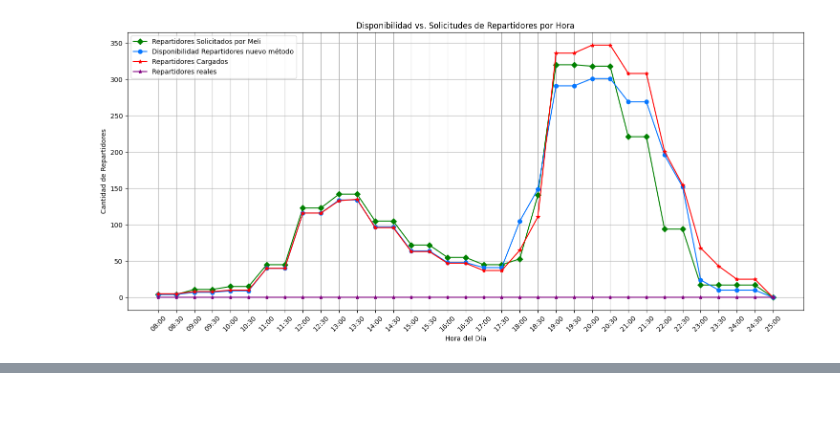
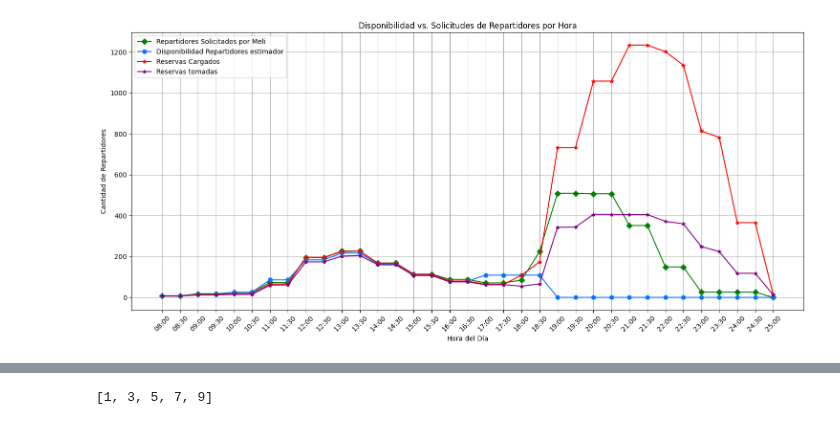
Before and after one commit to gastonmichelotti/EstimadorODS, a Jupyter notebook: TestMeli.ipynb, the cells around one changed output, grey strips where cells are left out. Cells and saved outputs as stored; diff of their text form; code cells hidden in the pictures.

```diff
--- a/TestMeli.ipynb
+++ b/TestMeli.ipynb
@@ -9,13 +9,14 @@ from QueryReservasxHora import generarQuery
 import math
 
 
-def Estimar2(fecha, incremento_pct=0, incremento_pct_meli=50, inicio_incremento_meli=27):
+def Estimar2(fecha, incremento_pct=0, incremento_pct_meli=0, inicio_incremento_meli=0):
     class Reserva:
         def __init__(self, horaDesde, horaHasta):
             self.horaDesde = horaDesde
             self.horaHasta = horaHasta
 
-    horarios = np.arange(8, 25.5, 0.5)
+    horarios = np.arange(8, 19, 0.5)
+    # horarios = np.arange(8, 25.5, 0.5)
     # horarioAux = np.arange(10, 25 - duracion, 1)
     # horariosReservas = [(i, i + duracion) for i in horarioAux]
 
@@ -31,42 +32,42 @@ def Estimar2(fecha, incremento_pct=0, incremento_pct_meli=50, inicio_incremento_
         (11,13),
         (11,14),
         (11,15),
-        (12,14),
+        # (12,14),
         (12,15),
         (12,16),
         (13,16),
         (13,17),
         (13.5,16),
-        (14,16),
+        # (14,16),
         (14,17),
         (14,18),
-        (15,17),
+        # (15,17),
         (15,18),
         (15,19),
-        (16,18),
+        # (16,18),
         (16,19),
         (16,20),
         (17,19),
-        (17,20),
-        (17,21),
-        (18,20),
-        (18,21),
-        (18,22),
-        (18.5,22.5),
-        # (19,21),
-        # (19,22),
-        (19,23),
-        (19,23.5),
-        (20,24),
-        # (20,22),
-        (20,23),
-        (20,25),
-        (21,24),
-        (21,25),
-        # (21,23),
-        # (22,24),
-        (22,25),
-        (22,25.5)
+        # (17,20),
+        # (17,21),
+        # (18,20),
+        # (18,21),
+        # (18,22),
+        # (18.5,22.5),
+        # # (19,21),
+        # # (19,22),
+        # (19,23),
+        # (19,23.5),
+        # (20,24),
+        # # (20,22),
+        # (20,23),
+        # (20,25),
+        # (21,24),
+        # (21,25),
+        # # (21,23),
+        # # (22,24),
+        # (22,25),
+        # (22,25.5)
         ]
 
     def obtener_valores_por_fecha(fecha):
@@ -85,6 +86,8 @@ def Estimar2(fecha, incremento_pct=0, incremento_pct_meli=50, inicio_incremento_
             return f"No se encontró la fecha {fecha}"
 
         valoresMeli = [int(valor) for valor in df[columna_fecha].dropna().tolist() if valor.isdigit()]
+        # valoresMeli = valoresMeli[0:22]
+
 
         valoresMeliIncrementados = [0]*len(valoresMeli)
 
@@ -108,7 +111,7 @@ def Estimar2(fecha, incremento_pct=0, incremento_pct_meli=50, inicio_incremento_
 
     def objetivo(config):
         disponibilidad = calcular_disponibilidad(config)
-        if len(valoresMeliIncrementados) != len(disponibilidad):
+        if len(valoresMeliIncrementados[0:22]) != len(disponibilidad):
             print (valoresMeliIncrementados)
             print (len(valoresMeliIncrementados))
             print (disponibilidad)
@@ -137,8 +140,9 @@ def Estimar2(fecha, incremento_pct=0, incremento_pct_meli=50, inicio_incremento_
     bounds = [(0, None) for _ in range(len(valores_iniciales))] #Establezco limites de valores para cada turno. Inicio con todos positivos. Nunca reservas negativasd.
     bounds[0] = (valoresMeliIncrementados[0], None) #Reemplazo el límite del primer horario dado que tengo que arrancar siempre con lo que pide meli, no puedo arrancar con 0 repas.
     # bounds = [(valoresMeliIncrementados[0], None) for _ in range(len(valores_iniciales))]
-    resultado_optimizacion = minimize(objetivo, valores_iniciales, method='Powell', bounds=bounds)
+    resultado_optimizacion = minimize(objetivo, valores_iniciales, method='Powell', bounds=bounds) ##acoto de [0:22] para que solo estime hasta las 18:30 hs
     configuracionOptima = [int(x) for x in resultado_optimizacion.x] #convierto valores en enteros.
+
 
     if incremento_pct != 0:
         # Aplicar el incremento porcentual y redondear hacia arriba
@@ -192,13 +196,17 @@ def graficar_resultados(resultado, reales, resultadooriginal = None):
     disponibilidadCargada = reales["TotalReservas"]
     disponibilidadReal = reales["ReservasConLlegada"]
 
+    dispoFinalGrafico = disponibilidadFinal
+    dispoFinalGrafico += [0] * (len(horarios) - len(disponibilidadFinal))
+
+
 
     plt.figure(figsize=(15, 7))
     plt.plot(horarios, necesidadesMeli[:len(horarios)], label='Repartidores Solicitados por Meli', marker='D', color = 'green')
-    plt.plot(horarios, disponibilidadFinal, label='Disponibilidad Repartidores nuevo método', marker='o', color = '#0576ff')
+    plt.plot(horarios, dispoFinalGrafico , label='Disponibilidad Repartidores estimador', marker='o', color = '#0576ff')
     # plt.plot(horarios, disponibilidadOriginal, label='Disponibilidad Repartidores VIeja', marker='p', color = 'black')
-    plt.plot(horarios, disponibilidadCargada, label='Repartidores Cargados ', marker='*', color = 'red')
-    plt.plot(horarios, disponibilidadReal, label='Repartidores reales', marker='*', color = 'purple')
+    plt.plot(horarios, disponibilidadCargada, label='Reservas Cargados ', marker='*', color = 'red')
+    plt.plot(horarios, disponibilidadReal, label='Reservas tomadas ', marker='*', color = 'purple')
     plt.title('Disponibilidad vs. Solicitudes de Repartidores por Hora')
     plt.xlabel('Hora del Día')
     plt.ylabel('Cantidad de Repartidores')
@@ -210,7 +218,7 @@ def graficar_resultados(resultado, reales, resultadooriginal = None):
 
 
 
-def revisionMeli(fecha, aumento = 0, aumentoDemanda = 50, aumentoDesde = 27, verbose = True):
+def revisionMeli(fecha, aumento = 0, aumentoDemanda = 0, aumentoDesde = 0, verbose = True):
 
     estimacion = Estimar2(fecha, aumento, aumentoDemanda,aumentoDesde)
     # estimacionVieja = Estimar3(fecha,4,  aumento, aumentoDemanda,aumentoDesde)
@@ -237,5 +245,5 @@ def revisionMeli(fecha, aumento = 0, aumentoDemanda = 50, aumentoDesde = 27, ver
 
     return estimacion
 
-revision = revisionMeli('17/09', 0, 50, 27)
+revision = revisionMeli('21/09', 0, 0, 0)
 # %% [output]
@@ -259 +267 @@ Disponibilidad Real Lista
-[figure, old version]
+[figure, new version]
@@ -276 +284,5 @@ Repas Cargados Reales: 0       5
 Name: TotalReservas, dtype: int64
+# %%
+j[0:5]
+# %% [output]
+[1, 3, 5, 7, 9]
```
Also changed, not shown: parts of 1 cell of this notebook, 3 other files.
